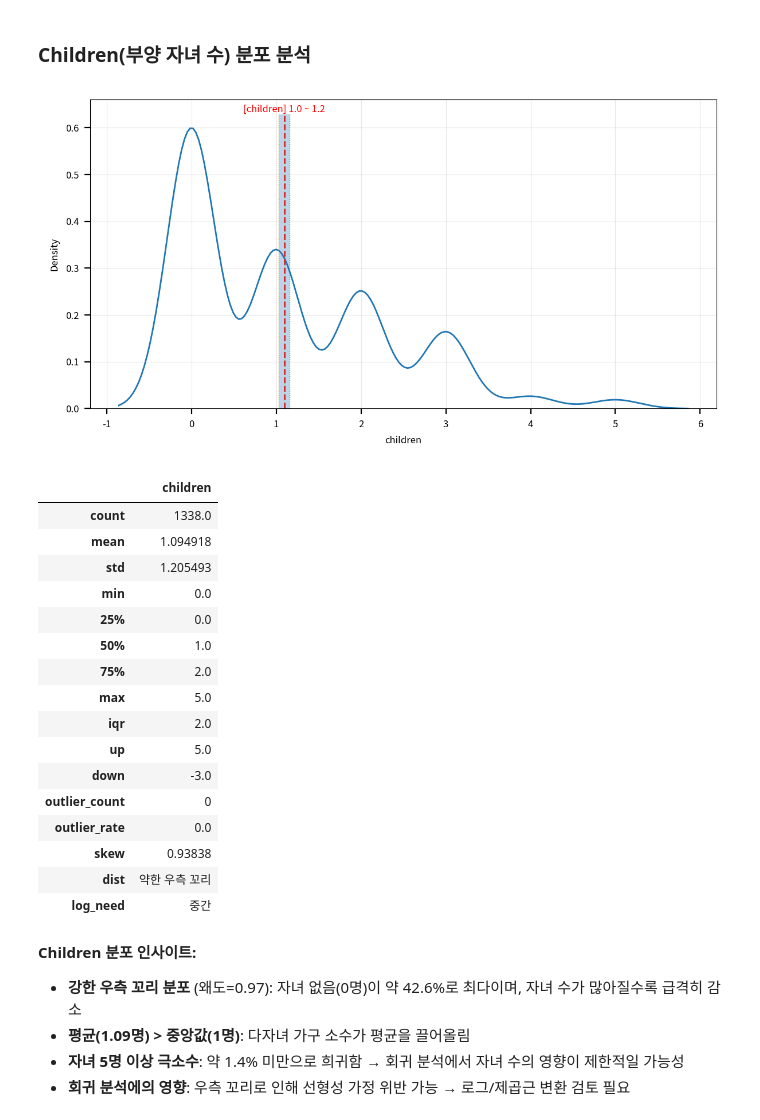
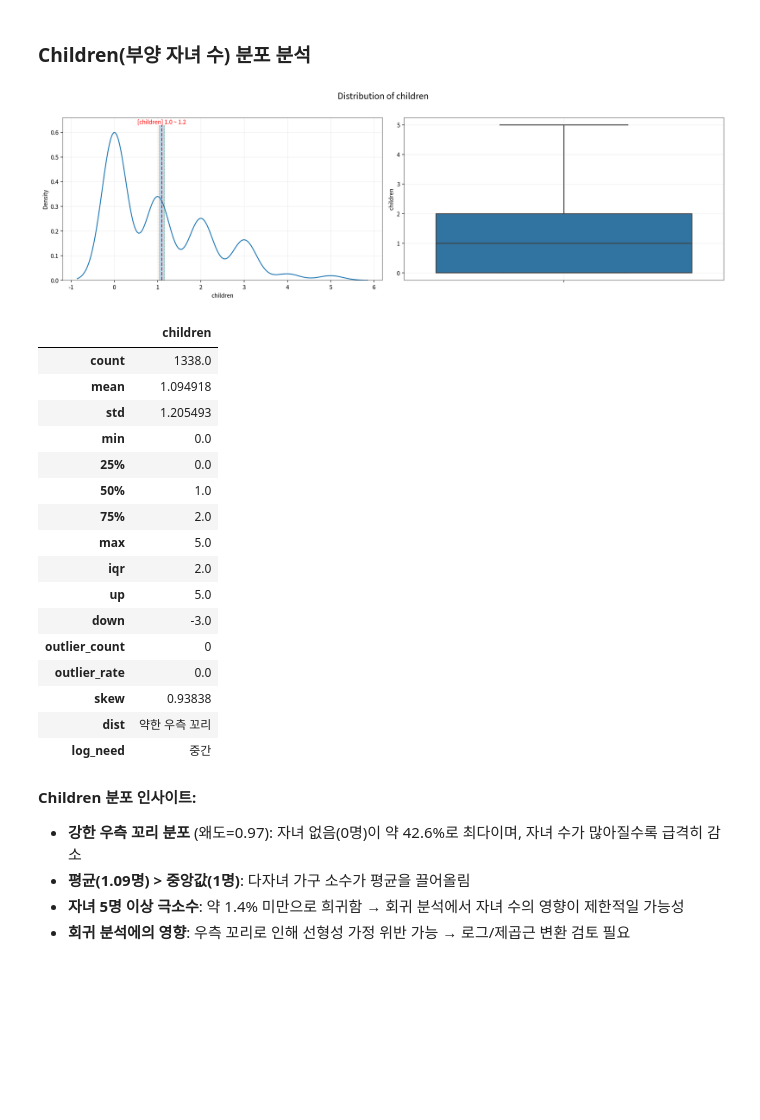
Before and after one commit to leekh4232/hossam-py, a Jupyter notebook: work.ipynb, the cells around one changed output. Drawn from its saved outputs; the diff is of its cells as text; code cells hidden in the pictures; blank space fills up the shorter version.

```diff
--- a/work.ipynb
+++ b/work.ipynb
@@ -298,11 +292,10 @@ hs_stats.summary(origin, "bmi").T
 # %% [markdown]
 ### Children(부양 자녀 수) 분포 분석
 # %%
-hs_plot.kde_confidence_interval(data=origin, xnames="children")
-
+hs_plot.distribution_plot(origin, "children")
 hs_stats.summary(origin, "children").T
 # %% [output]
-[figure, old version]
+[figure, new version]
 |  | children |
 | count | 1338.0 |
 | mean | 1.094918 |
```
Also changed, not shown: parts of 10 cells of this notebook, 6 other files.
